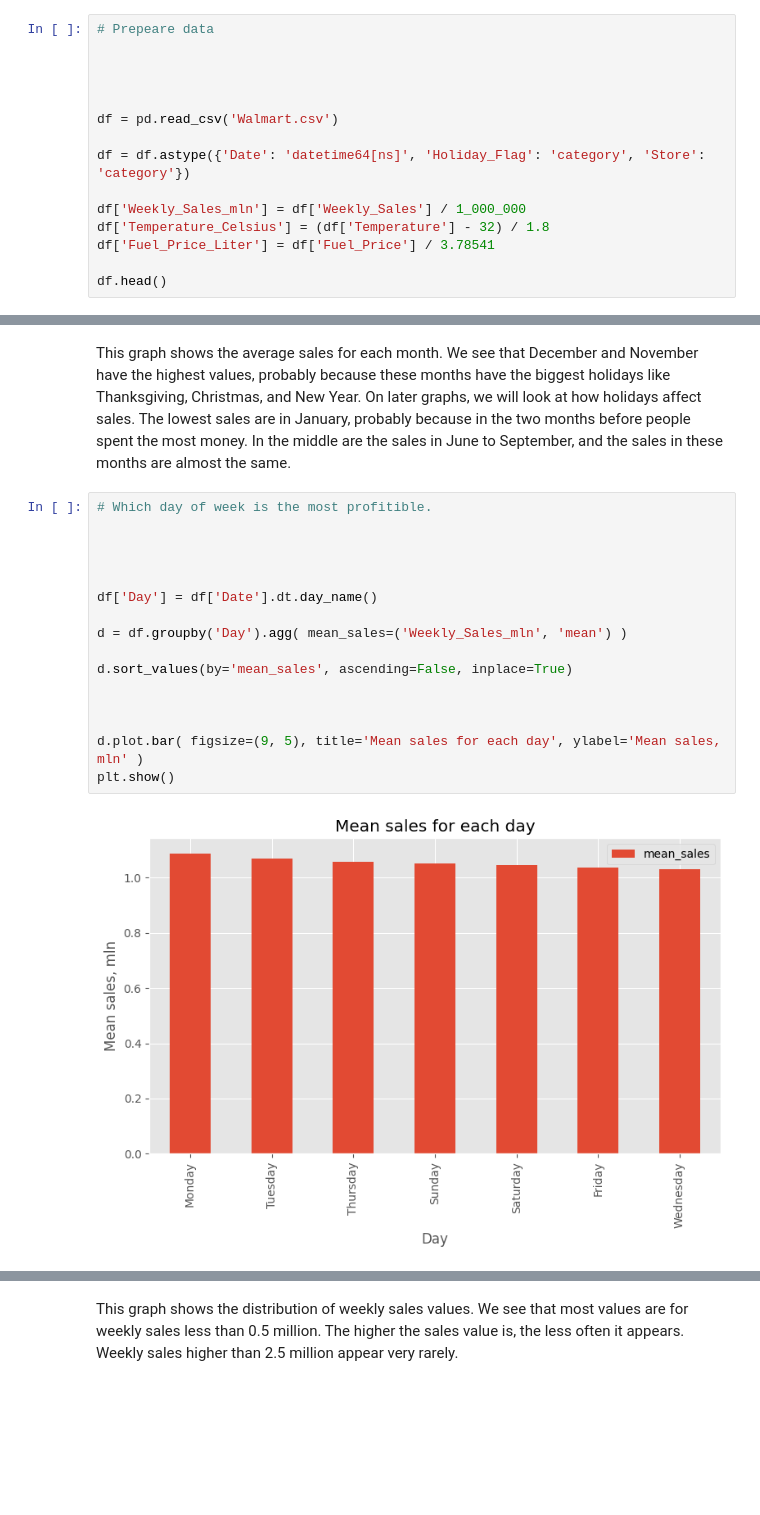
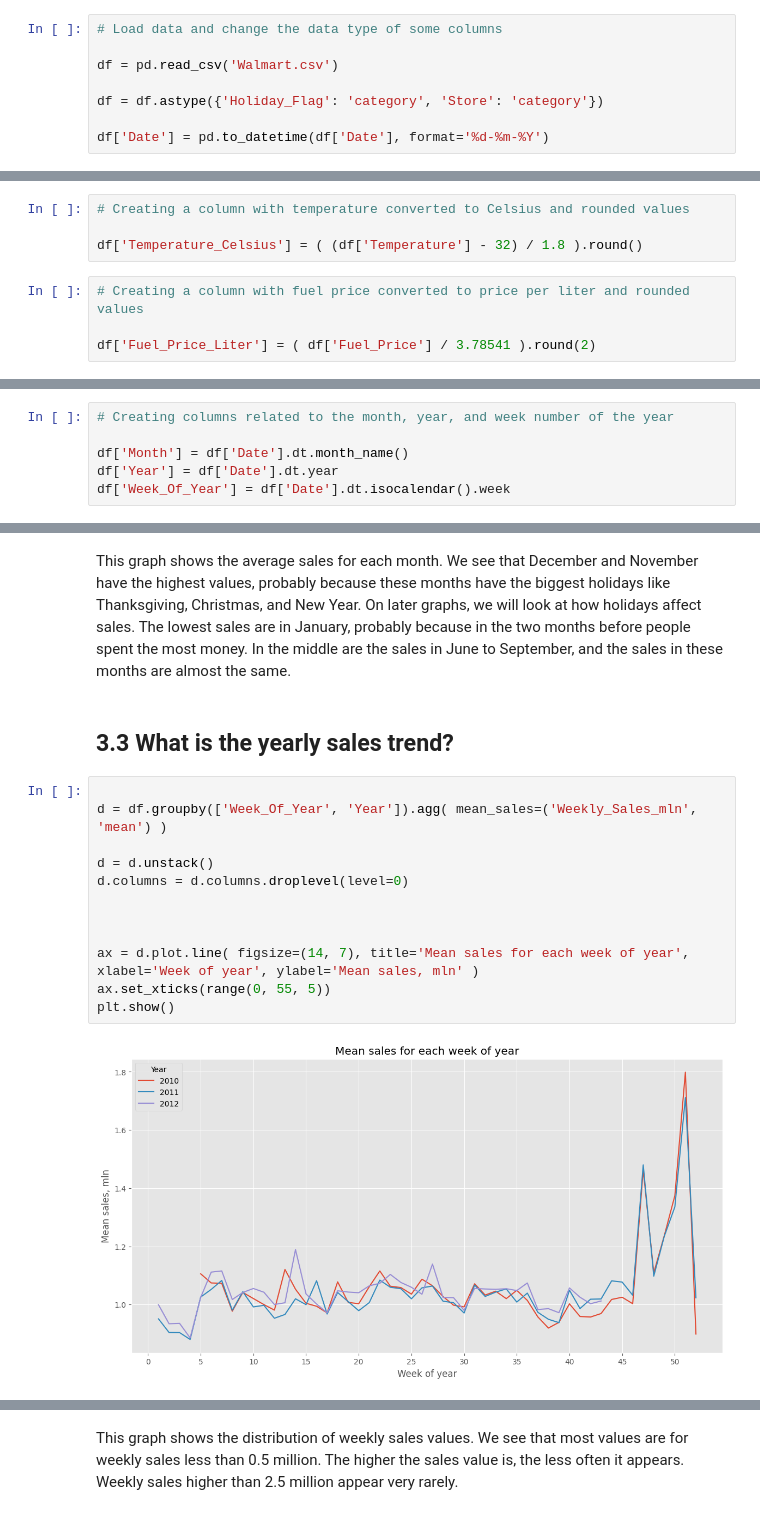
Before and after one commit to TheDim0nu4/Walmart-Data-Analysis, a Jupyter notebook: analysis.ipynb, the cells around one changed output, grey strips where cells are left out. Cells and saved outputs as stored; diff of their text form; blank space fills up the shorter version.

```diff
--- a/analysis.ipynb
+++ b/analysis.ipynb
@@ -8,17 +31,10 @@ import seaborn as sns
 plt.close("all")
 plt.style.use('ggplot')
 # %%
-# Prepeare data
-
-
-
+# Load data and change the data type of some columns
 
 df = pd.read_csv('Walmart.csv')
 
-df = df.astype({'Date': 'datetime64[ns]', 'Holiday_Flag': 'category', 'Store': 'category'})
+df = df.astype({'Holiday_Flag': 'category', 'Store': 'category'})
 
-df['Weekly_Sales_mln'] = df['Weekly_Sales'] / 1_000_000
-df['Temperature_Celsius'] = (df['Temperature'] - 32) / 1.8
-df['Fuel_Price_Liter'] = df['Fuel_Price'] / 3.78541
-
-df.head()
+df['Date'] = pd.to_datetime(df['Date'], format='%d-%m-%Y')
@@ -33,0 +94,8 @@ First, we load the data, then we change the type of the column Date so we can wo
+# %%
+# Creating a column with temperature converted to Celsius and rounded values
+
+df['Temperature_Celsius'] = ( (df['Temperature'] - 32) / 1.8 ).round()
+# %%
+# Creating a column with fuel price converted to price per liter and rounded values
+
+df['Fuel_Price_Liter'] = ( df['Fuel_Price'] / 3.78541 ).round(2)
@@ -33,0 +106,6 @@ First, we load the data, then we change the type of the column Date so we can wo
+# %%
+# Creating columns related to the month, year, and week number of the year
+
+df['Month'] = df['Date'].dt.month_name()
+df['Year'] = df['Date'].dt.year
+df['Week_Of_Year'] = df['Date'].dt.isocalendar().week
@@ -68,20 +165,18 @@ plt.show()
 # %% [markdown]
 This graph shows the average sales for each month. We see that December and November have the highest values, probably because these months have the biggest holidays like Thanksgiving, Christmas, and New Year. On later graphs, we will look at how holidays affect sales. The lowest sales are in January, probably because in the two months before people spent the most money. In the middle are the sales in June to September, and the sales in these months are almost the same.
+# %% [markdown]
+## 3.3 What is the yearly sales trend?
 # %%
-# Which day of week is the most profitible.
+
+d = df.groupby(['Week_Of_Year', 'Year']).agg( mean_sales=('Weekly_Sales_mln', 'mean') )
+
+d = d.unstack()
+d.columns = d.columns.droplevel(level=0)
 
 
 
-
-df['Day'] = df['Date'].dt.day_name()
-
-d = df.groupby('Day').agg( mean_sales=('Weekly_Sales_mln', 'mean') )
-
-d.sort_values(by='mean_sales', ascending=False, inplace=True)
-
-
-
-d.plot.bar( figsize=(9, 5), title='Mean sales for each day', ylabel='Mean sales, mln' )
+ax = d.plot.line( figsize=(14, 7), title='Mean sales for each week of year', xlabel='Week of year', ylabel='Mean sales, mln' )
+ax.set_xticks(range(0, 55, 5))
 plt.show()
 # %% [output]
-[figure, old version]
+[figure, new version]
```
Also changed, not shown: parts of 43 cells of this notebook.
